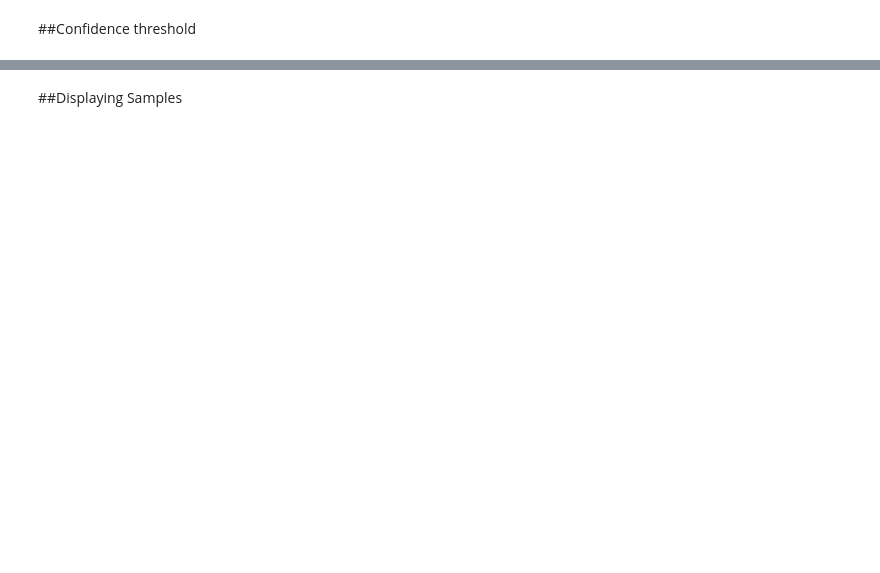
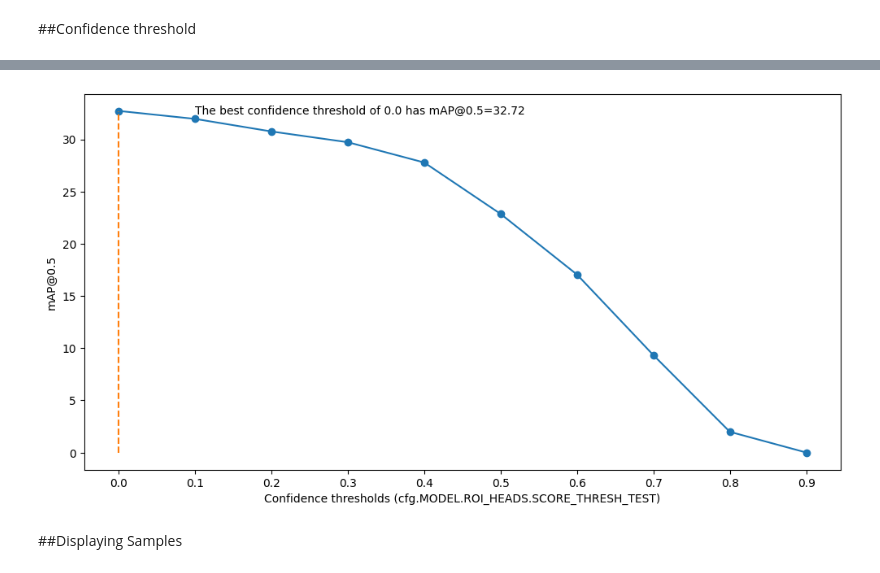
Before and after one commit to rahiakela/computer-vision-research-and-practice, a Jupyter notebook: hands-on-computer-vision-with-detectron2/05-custom-object-detection/02_default_trainer.ipynb, the cells around one changed output, grey strips where cells are left out. Cells and saved outputs as stored; diff of their text form; code cells hidden in the pictures; blank space fills up the shorter version.

```diff
--- a/hands-on-computer-vision-with-detectron2/05-custom-object-detection/02_default_trainer.ipynb
+++ b/hands-on-computer-vision-with-detectron2/05-custom-object-detection/02_default_trainer.ipynb
@@ -238,2 +238,17 @@ plt.show()
 # %% [markdown]
 ##Confidence threshold
+# %%
+thresh_tests = [0.1 * i for i in range(10)]
+thresh_eval_results = []
+
+for thresh_test in thresh_tests:
+  # load weights
+  cfg.MODEL.WEIGHTS = os.path.join(cfg.OUTPUT_DIR, best_model_name)
+  cfg.MODEL.ROI_HEADS.SCORE_THRESH_TEST = thresh_test
+
+  # predictor
+  predictor = DefaultPredictor(cfg)
+
+  # evaluate
+  x = trainer.test(cfg, predictor.model, evaluators=[evaluator])
+  thresh_eval_results.append(x["bbox"])
@@ -240,2 +273,23 @@ plt.show()
+# %%
+# let's extracts these values for all models, gets the best one, and plots these values
+aps = [x["AP50"] if not math.isnan(x["AP50"]) else 0 for x in thresh_eval_results]
+best_thresh_idx = np.argmax(aps)
+best_thresh_name = thresh_tests[best_thresh_idx]
+best_ap = aps[best_thresh_idx]
+anno_text = f"The best confidence threshold of {best_thresh_name} has mAP@0.5={round(best_ap, 2)}"
+
+plt.figure(figsize=(12, 6))
+x = [round(x, 2) for x in thresh_tests]
+y = aps
+plt.plot(x, y)
+plt.scatter(x, y)
+plt.xticks(ticks=thresh_tests, labels=x)
+plt.plot([best_thresh_name, best_thresh_name], [0, best_ap], "--")
+plt.xlabel("Confidence thresholds (cfg.MODEL.ROI_HEADS.SCORE_THRESH_TEST)")
+plt.ylabel("mAP@0.5")
+plt.text(best_thresh_name + 0.1, best_ap, anno_text, ha="left", va="center")
+plt.show()
+# %% [output]
+[figure, added]
 # %% [markdown]
 ##Displaying Samples
```
Also changed, not shown: parts of 11 cells of this notebook.
